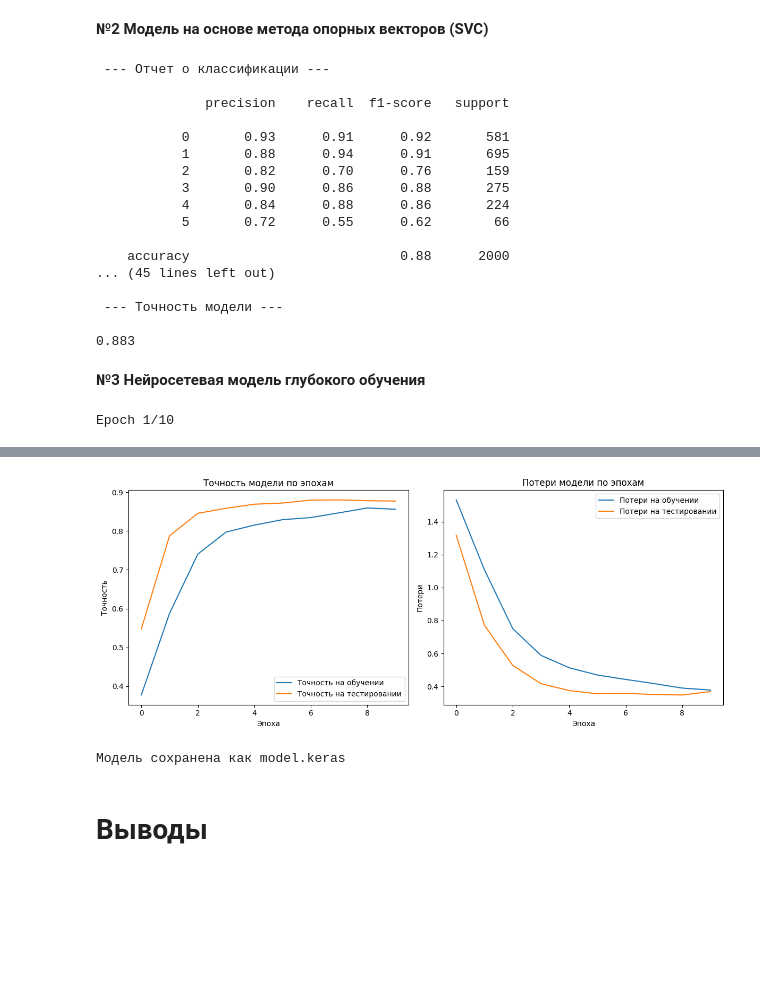
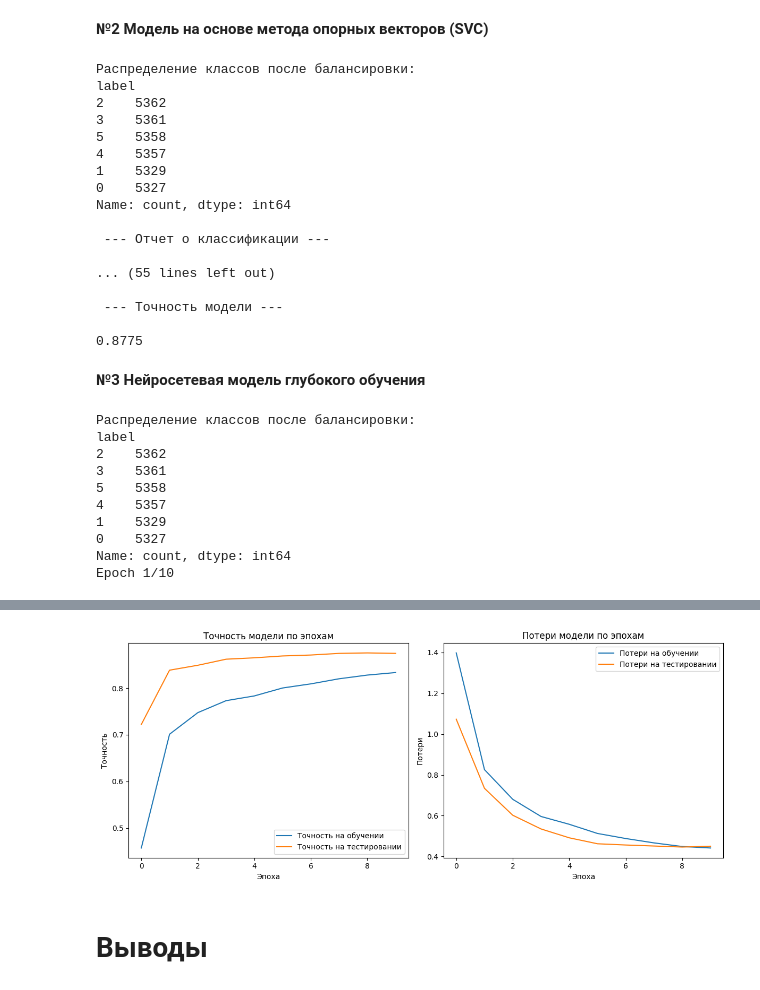
Before and after one commit to Godlaa/neuroPeoplesFinal, a Jupyter notebook: main.ipynb, the cells around one changed output, grey strips where cells are left out. Cells and saved outputs as stored; diff of their text form; code cells hidden in the pictures; blank space fills up the shorter version.

```diff
--- a/main.ipynb
+++ b/main.ipynb
@@ -165,4 +165,22 @@ Passing `palette` without assigning `hue` is deprecated and will be removed in v
 Можно приступать к построению моделей
+# %%
+from imblearn.over_sampling import SMOTE
+from imblearn.pipeline import make_pipeline
+from imblearn.combine import SMOTETomek
+import pandas as pd
+from sklearn.utils.class_weight import compute_class_weight
+
+def apply_smote(X_train_tfidf, y_train):
+    pipeline = make_pipeline(
+        SMOTETomek(random_state=42)  # Оверсэмплинг
+    )
+    X_train_balanced, y_train_balanced = pipeline.fit_resample(X_train_tfidf, y_train)
+
+    # Выводим распределение классов после балансировки
+    print("Распределение классов после балансировки:")
+    print(pd.Series(y_train_balanced).value_counts())
+
+    return X_train_balanced, y_train_balanced
 # %% [markdown]
 # 2. Построение моделей
 
@@ -243,6 +266,8 @@ vectorizer = TfidfVectorizer(max_features=2000)
 X_train_tfidf = vectorizer.fit_transform(X_train)
 X_test_tfidf = vectorizer.transform(X_test)
 X_valid_tfidf = vectorizer.transform(X_valid)
+
+X_train_tfidf, y_train = apply_smote(X_train_tfidf, y_train)
 
 model = SVC(kernel='linear')
 model.fit(X_train_tfidf, y_train)
@@ -261,26 +286,26 @@ coolPrinting("Отчет о классификации на валидирующ
 coolPrinting("Матрица неточностей", confusion_matrix(y_valid, y_pred_val))
 coolPrinting("Точность модели", accuracy_score(y_valid, y_pred_val))
 
-with open('models_saved/modelSVC.pkl', 'wb') as file:
-    pickle.dump(model, file)
+# with open('models_saved/modelSVC.pkl', 'wb') as file:
+#     pickle.dump(model, file)
 # %% [output]
+Распределение классов после балансировки:
+label
+2    5362
+3    5361
+5    5358
+4    5357
+1    5329
+0    5327
+Name: count, dtype: int64
+
  --- Отчет о классификации ---
 
-              precision    recall  f1-score   support
-
-           0       0.93      0.91      0.92       581
-           1       0.88      0.94      0.91       695
-           2       0.82      0.70      0.76       159
-           3       0.90      0.86      0.88       275
-           4       0.84      0.88      0.86       224
-           5       0.72      0.55      0.62        66
-
-    accuracy                           0.88      2000
-... (45 lines left out)
+... (55 lines left out)
 
  --- Точность модели ---
 
-0.883
+0.8775
 # %% [markdown]
 **№3 Нейросетевая модель глубокого обучения**
 # %%
@@ -305,15 +330,17 @@ X_train_tfidf = vectorizer.fit_transform(X_train)
 X_test_tfidf = vectorizer.transform(X_test)
 X_validation_tfidf = vectorizer.transform(X_validation)
 
+X_train_tfidf, y_train = apply_smote(X_train_tfidf, y_train)
+
 y_train_categorical = to_categorical(y_train)
 y_test_categorical = to_categorical(y_test)
 y_validation_categorical = to_categorical(y_validation)
 
 # Модель глубокой нейронной сети
 model = Sequential([
-    Dense(10, input_shape=(X_train_tfidf.shape[1],), activation='relu'),
+    Dense(8, input_shape=(X_train_tfidf.shape[1],), activation='relu'),
     Dropout(0.4),
-    Dense(10, activation='relu'),
+    Dense(8, activation='relu'),
     Dense(len(np.unique(y_train)), activation='softmax')
 ])
 
@@ -358,7 +385,16 @@ plt.legend()
 plt.tight_layout()
 plt.show()
 
-model.save('models_saved/model_neuro.keras')
-print("Модель сохранена как model.keras")
+# model.save('models_saved/model_neuro.keras')
+# print("Модель сохранена как model.keras")
 # %% [output]
+Распределение классов после балансировки:
+label
+2    5362
+3    5361
+5    5358
+4    5357
+1    5329
+0    5327
+Name: count, dtype: int64
 Epoch 1/10
@@ -382,5 +418,4 @@ Epoch 7/10
-[figure, old version]
+[figure, new version]
-Модель сохранена как model.keras
 # %% [markdown]
 # Выводы
 # %% [markdown]
```
Also changed, not shown: parts of 4 cells of this notebook.
